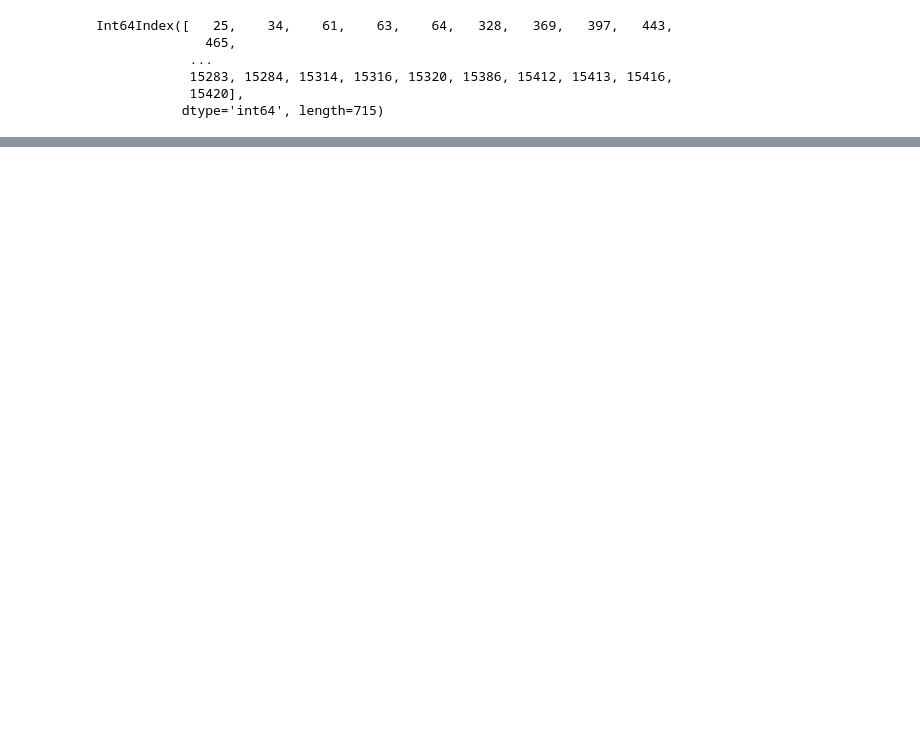
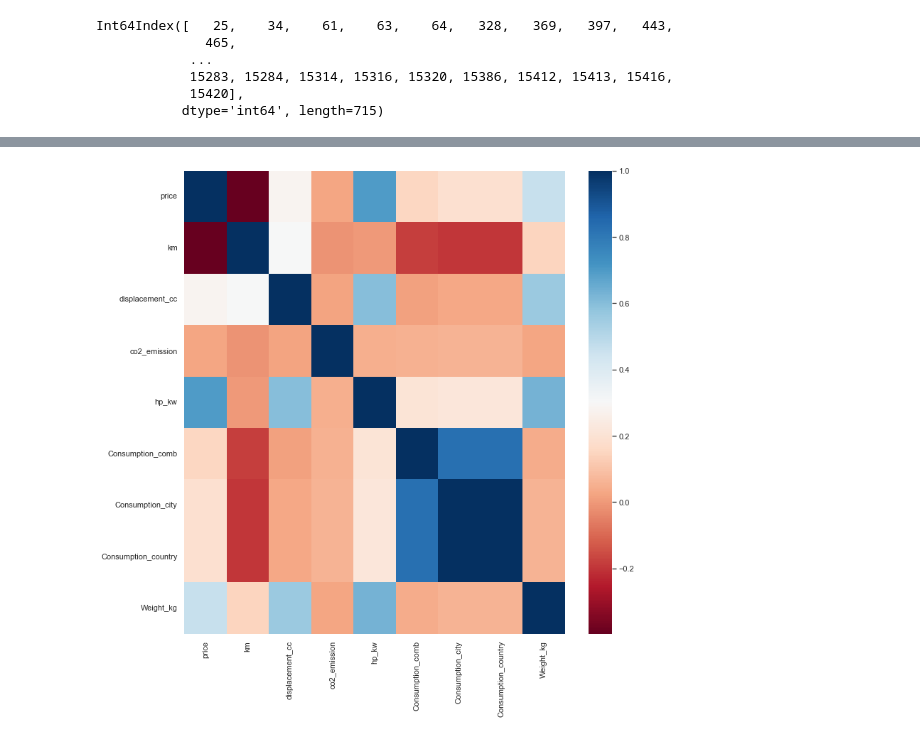
Before and after one commit to B-dogan/Capstone-Projects-Data-Analysis, a Jupyter notebook: Handling_With_Outliers.ipynb, the cells around one changed output, grey strips where cells are left out. Drawn from its saved outputs; the diff is of its cells as text; code cells hidden in the pictures; blank space fills up the shorter version.

```diff
--- a/Handling_With_Outliers.ipynb
+++ b/Handling_With_Outliers.ipynb
@@ -730,0 +821,3 @@ df[df["number_of_seats"]==6]
+# %%
+corr = df[num_cols].corr()
+corr
@@ -730,0 +837,6 @@ df[df["number_of_seats"]==6]
+# %%
+sns.set(rc={'figure.figsize': (12, 12)})
+sns.heatmap(corr, cmap="RdBu")
+plt.show()
+# %% [output]
+[figure, added]
```
Also changed, not shown: parts of 133 cells of this notebook, 2 other files.
